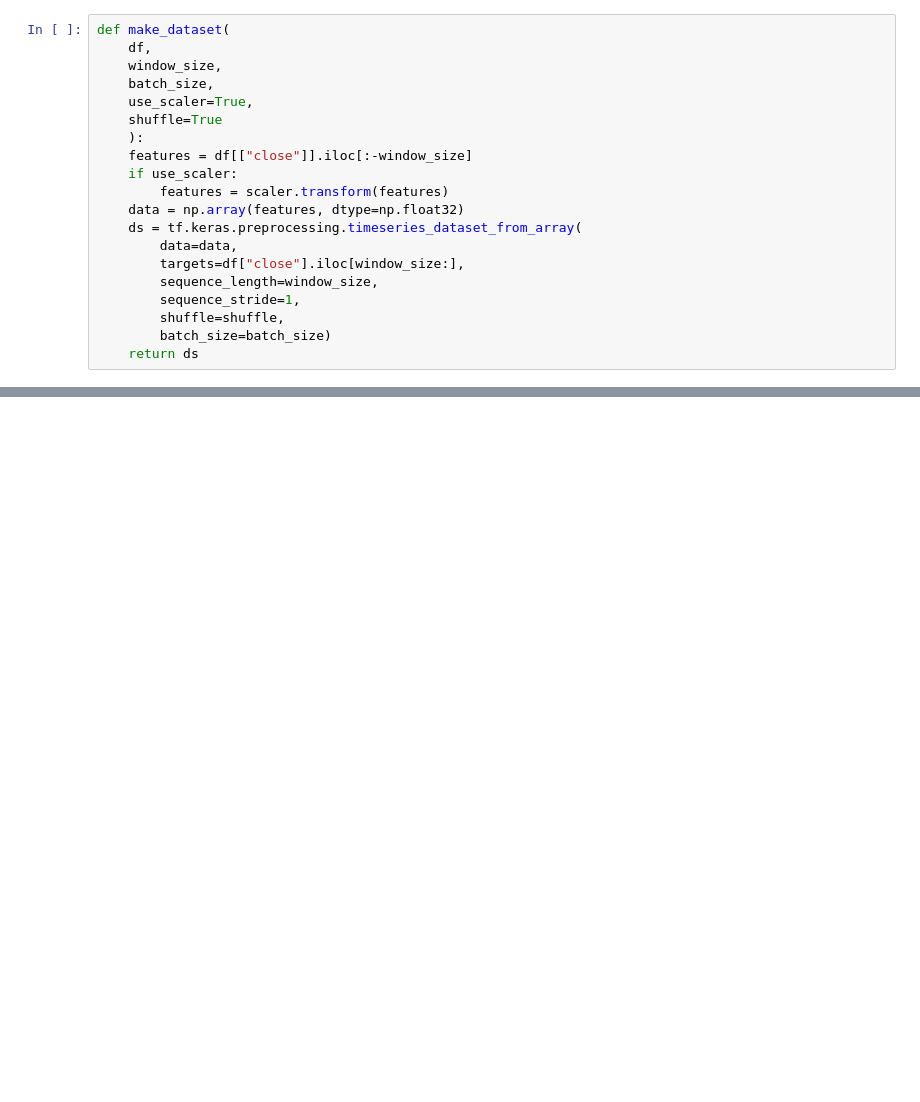
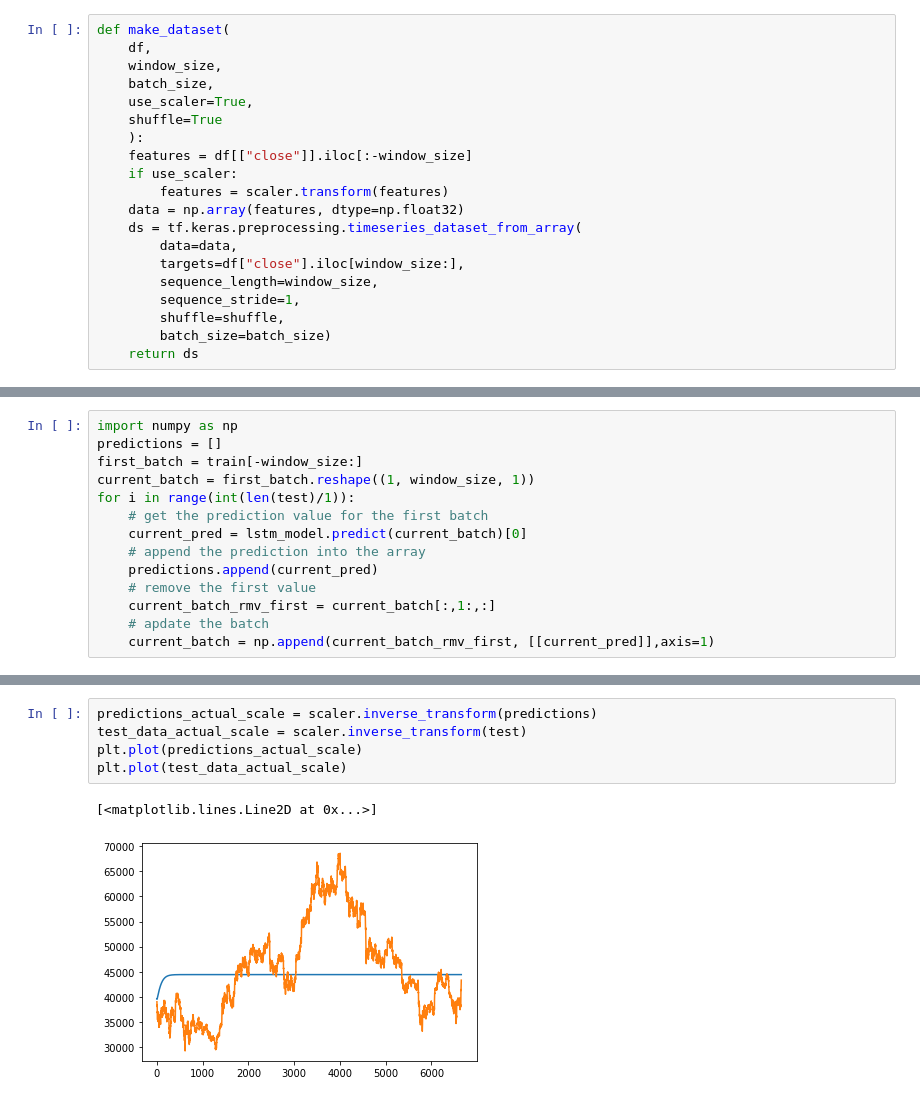
Before and after one commit to A125X/Stock-Prices-Analysis-And-Prediction, a Jupyter notebook: btc_lstm_pred.ipynb, the cells around one changed output, grey strips where cells are left out. Drawn from its saved outputs; the diff is of its cells as text; blank space fills up the shorter version.

```diff
--- a/btc_lstm_pred.ipynb
+++ b/btc_lstm_pred.ipynb
@@ -205,0 +194,14 @@ print(generator_val[0])
+# %%
+import numpy as np
+predictions = []
+first_batch = train[-window_size:]
+current_batch = first_batch.reshape((1, window_size, 1))
+for i in range(int(len(test)/1)):
+    # get the prediction value for the first batch
+    current_pred = lstm_model.predict(current_batch)[0]
+    # append the prediction into the array
+    predictions.append(current_pred)
+    # remove the first value
+    current_batch_rmv_first = current_batch[:,1:,:]
+    # apdate the batch
+    current_batch = np.append(current_batch_rmv_first, [[current_pred]],axis=1)
@@ -205,0 +226,8 @@ print(generator_val[0])
+# %%
+predictions_actual_scale = scaler.inverse_transform(predictions)
+test_data_actual_scale = scaler.inverse_transform(test)
+plt.plot(predictions_actual_scale)
+plt.plot(test_data_actual_scale)
+# %% [output]
+[<matplotlib.lines.Line2D at 0x...>]
+[figure, added]
```
Also changed, not shown: parts of 12 cells of this notebook.
